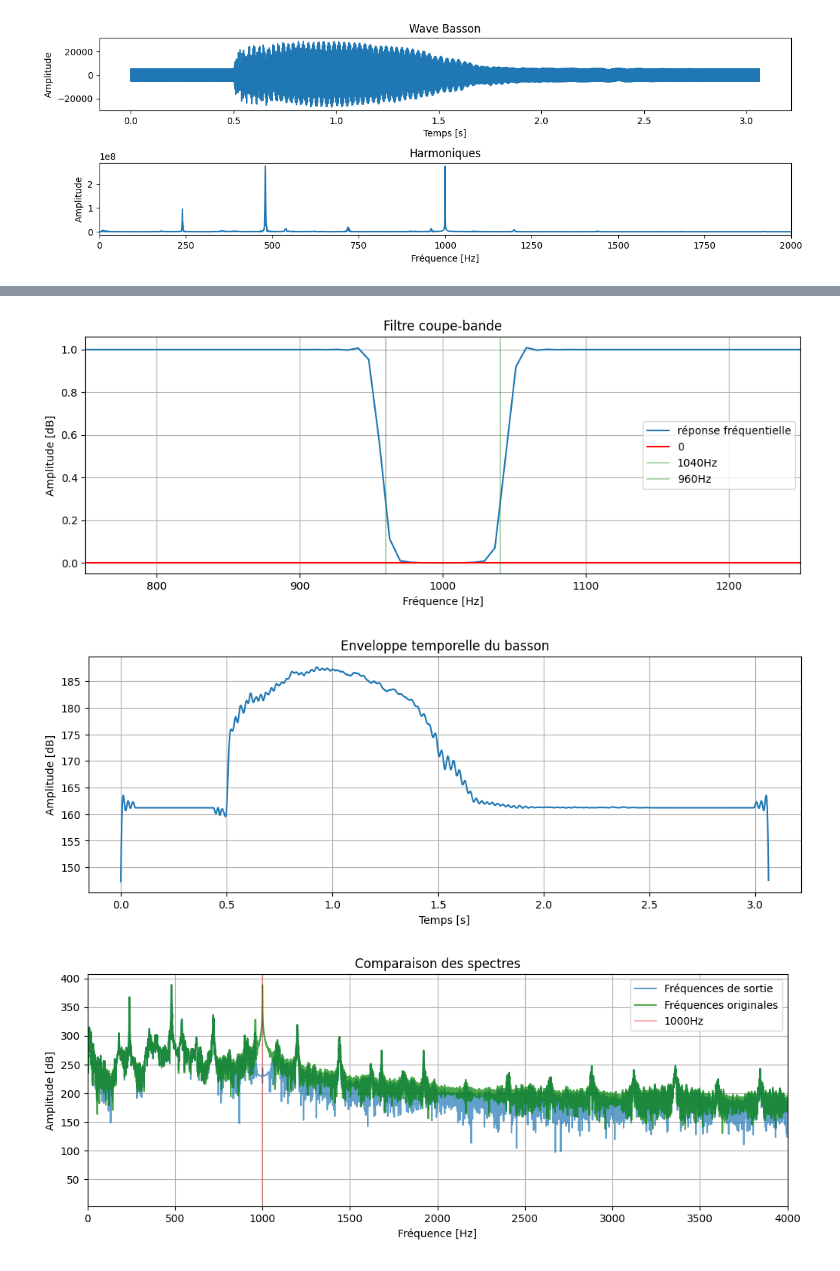
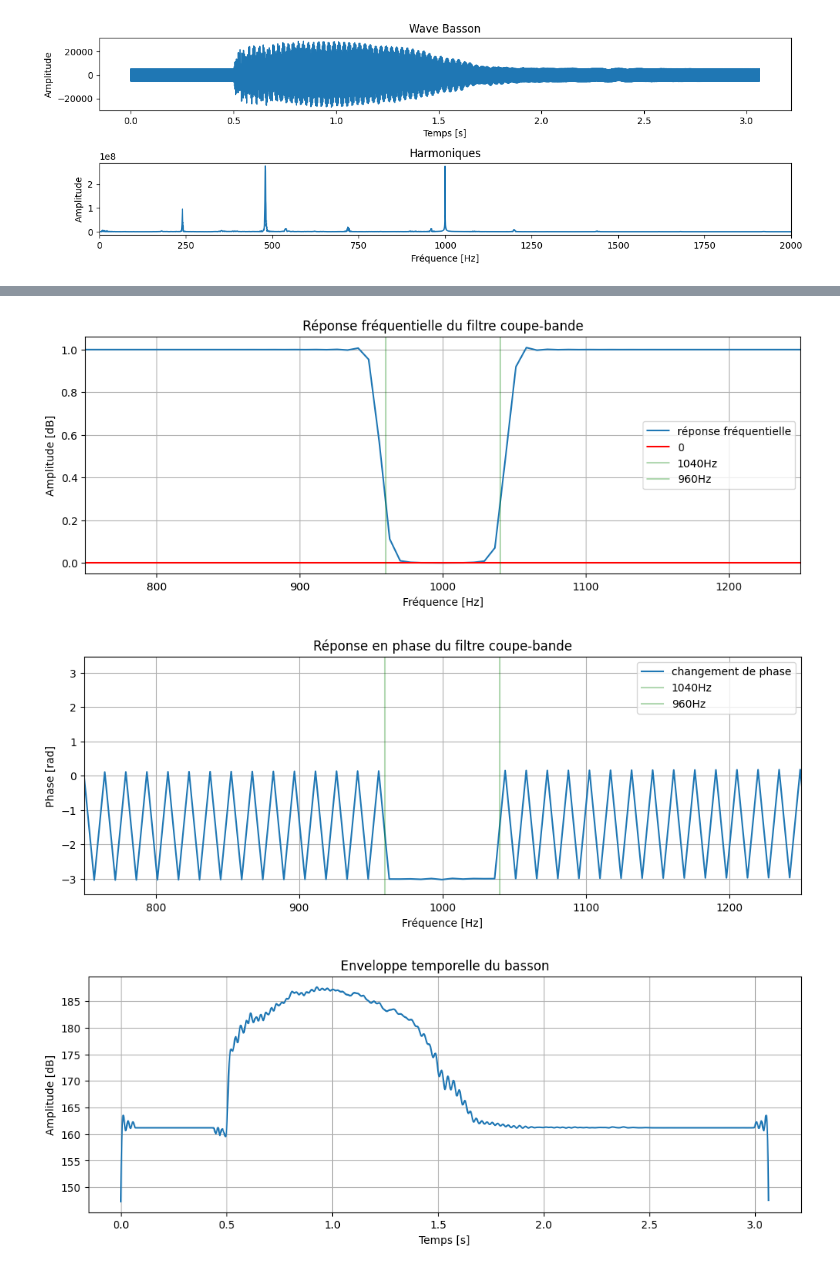
Before and after one commit to Bobelbo/s5app3, a Jupyter notebook: problematique_basson.ipynb, the cells around one changed output, grey strips where cells are left out. Drawn from its saved outputs; the diff is of its cells as text; code cells hidden in the pictures.

```diff
--- a/problematique_basson.ipynb
+++ b/problematique_basson.ipynb
@@ -49,6 +49,7 @@ filtre = dirac - (2 * h * np.cos(w0 * n)) * np.hanning(len(n))
 
 freqs = np.fft.rfftfreq(len(filtre), 1 / Fe)
 amplitude = np.abs(np.fft.rfft(filtre))
+angles = np.angle(np.fft.rfft(filtre))
 
 signal = np.convolve(data, filtre, mode="same")
 
@@ -81,8 +82,9 @@ plt.legend()
 plt.grid(True)
 plt.savefig("./images/reponse-sin-basson.jpg")
 
+
 plt.figure(figsize=(12, 4))
-plt.title("Filtre coupe-bande")
+plt.title("Réponse fréquentielle du filtre coupe-bande")
 plt.plot(freqs, amplitude, label="réponse fréquentielle")
 plt.axhline(0, color="red", label="0")
 plt.axvline(1040,alpha=0.3, color="green", label="1040Hz")
@@ -92,7 +94,19 @@ plt.xlabel("Fréquence [Hz]")
 plt.ylabel("Amplitude [dB]")
 plt.legend()
 plt.grid(True)
-plt.savefig("./images/filtre-freq-basson.jpg")
+plt.savefig("./images/filtre-freq-amp-basson.jpg")
+
+plt.figure(figsize=(12, 4))
+plt.title("Réponse en phase du filtre coupe-bande")
+plt.plot(freqs, angles, label="changement de phase")
+plt.axvline(1040,alpha=0.3, color="green", label="1040Hz")
+plt.axvline(960,alpha=0.3, color="green", label="960Hz")
+plt.xlim((750,1250))
+plt.xlabel("Fréquence [Hz]")
+plt.ylabel("Phase [rad]")
+plt.legend()
+plt.grid(True)
+plt.savefig("./images/filtre-freq-phase-basson.jpg")
 
 plt.figure(figsize=(12, 4))
 plt.title("Enveloppe temporelle du basson")
@@ -109,33 +123,33 @@ amplitude = np.abs(fft)
 plt.figure(figsize=(12, 4))
 plt.title("Comparaison des spectres")
 plt.plot(freqs, 20 * np.log(amplitude), alpha=0.7, label="Fréquences de sortie")
 plt.plot(freqs_og, 20 * np.log(amplitude_og), alpha=0.7, label="Fréquences originales", color="green")
 plt.axvline(1000, label="1000Hz",alpha=0.3, color="red")
 plt.grid(True)
 plt.xlim((0,4000))
 plt.xlabel("Fréquence [Hz]")
 plt.ylabel("Amplitude [dB]")
 plt.legend()
 plt.savefig("./images/comparaison-spectre-basson.jpg")
 plt.show()
 
 plt.figure(figsize=(12, 4))
 plt.title("Comparaison des spectres")
 plt.plot(time, data, alpha=0.7, label="avant", color="black")
 plt.plot(time, signal, alpha=0.7, label="après", color="yellow")
 plt.grid(True)
 plt.xlabel("Temps [s]")
 plt.ylabel("Amplitude")
 plt.legend()
 plt.show()
 
 max_value = np.max(np.abs(signal))
 signal = signal / max_value
 signal_export = np.int16(signal * 32767)
 wavfile.write("Signal_filtrer.wav", Fe, signal_export)
 # %% [output]
 [figure]
 [figure]
-[figure, old version]
+[figure, new version]
-[figure, old version]
+[figure, new version]
-[figure, old version]
+[figure, new version]
```
Also changed, not shown: parts of 1 cell of this notebook, 24 other files.
